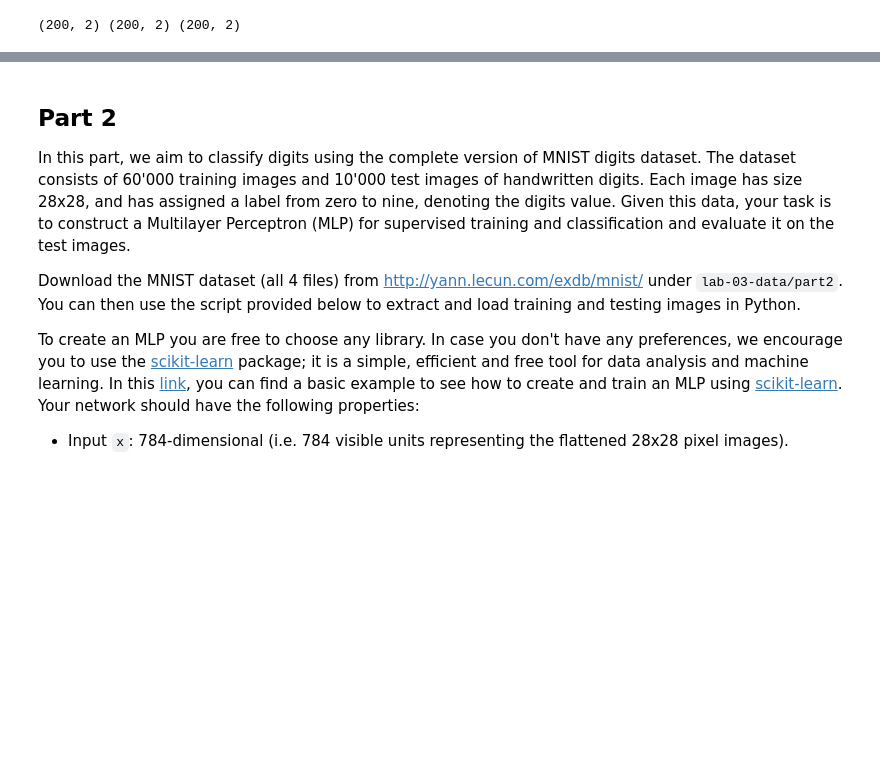
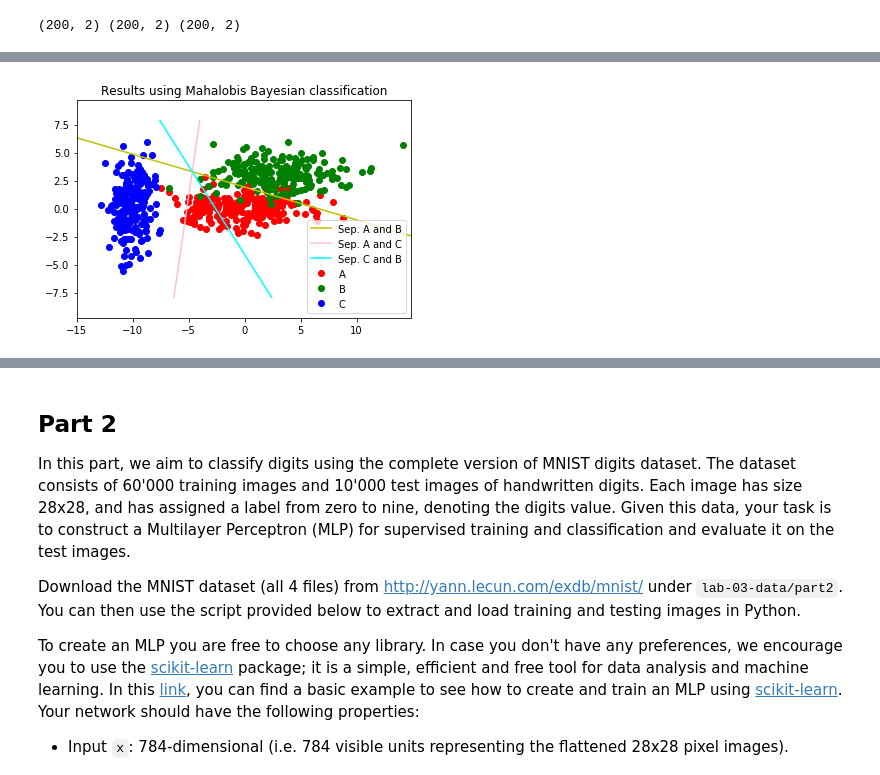
Before and after one commit to meierkilian/iapr2020_gkj, a Jupyter notebook: labs/lab_03_classification.ipynb, the cells around one changed output, grey strips where cells are left out. Saved outputs shown, nothing was run; the diff lists cells and outputs as text; code cells hidden in the pictures; blank space fills up the shorter version.

```diff
--- a/labs/lab_03_classification.ipynb
+++ b/labs/lab_03_classification.ipynb
@@ -72,0 +212,4 @@ For classes `a` and `b`, give the expression of the Mahalanobis distance used to
+# %%
+computeSepFunc(a,b,c,method="Mahalobis")
+# %% [output]
+[figure, added]
```
Also changed, not shown: parts of 13 cells of this notebook, 1 other file.
